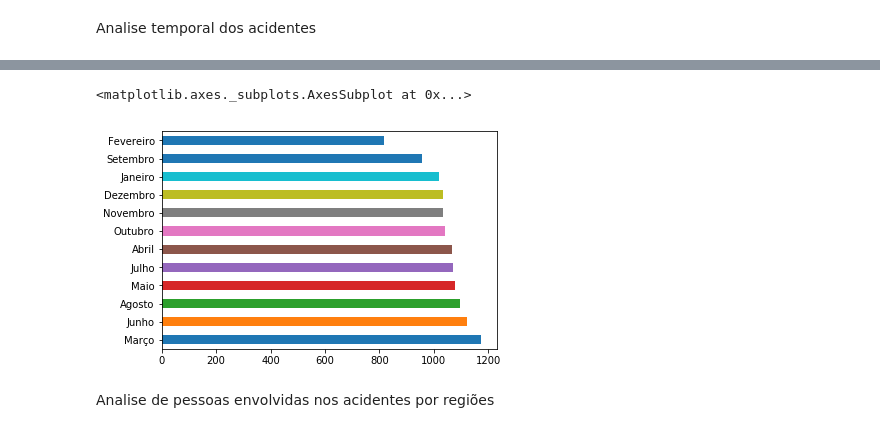
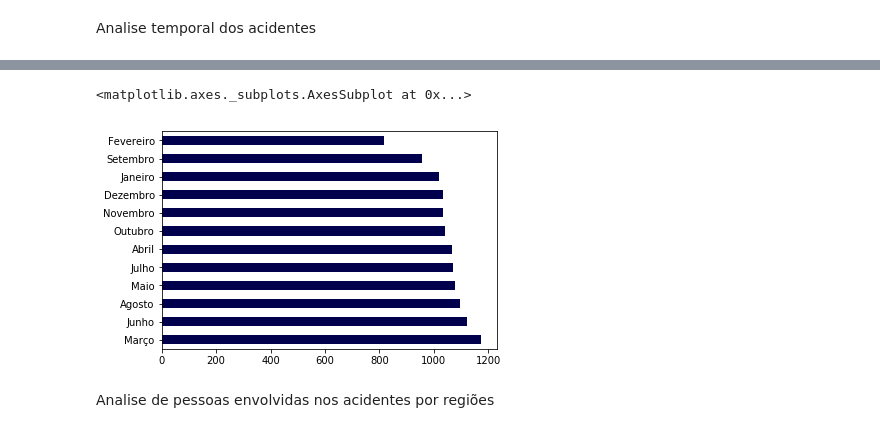
Before and after one commit to if1015-datascience-ufpe/2018-2-projeto-data-lords, a Jupyter notebook: project.ipynb, the cells around one changed output, grey strips where cells are left out. Saved outputs shown, nothing was run; the diff lists cells and outputs as text; code cells hidden in the pictures.

Commit message:
Add and fix graph

```diff
--- a/project.ipynb
+++ b/project.ipynb
@@ -477,9 +455,9 @@ number_acidents_day.plot.barh()
 # %%
 number_acidents_month = acidents_data['MES'].value_counts()
-number_acidents_month.plot.barh()
+number_acidents_month.plot.barh(color =(0,0,0.3))
 # %% [output]
 <matplotlib.axes._subplots.AxesSubplot at 0x...>
-[figure, old version]
+[figure, new version]
 # %% [markdown]
 Analise de pessoas envolvidas nos acidentes por regiões
 # %%
```
Also changed, not shown: parts of 15 cells of this notebook.
